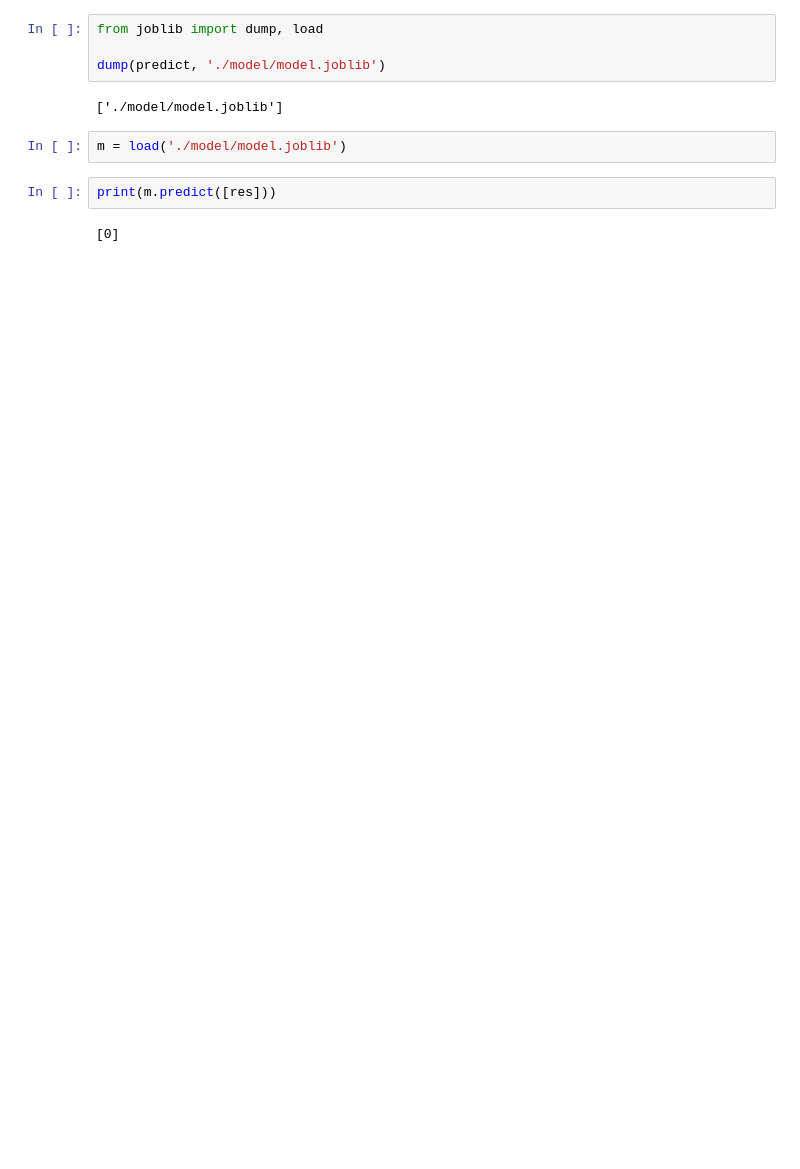
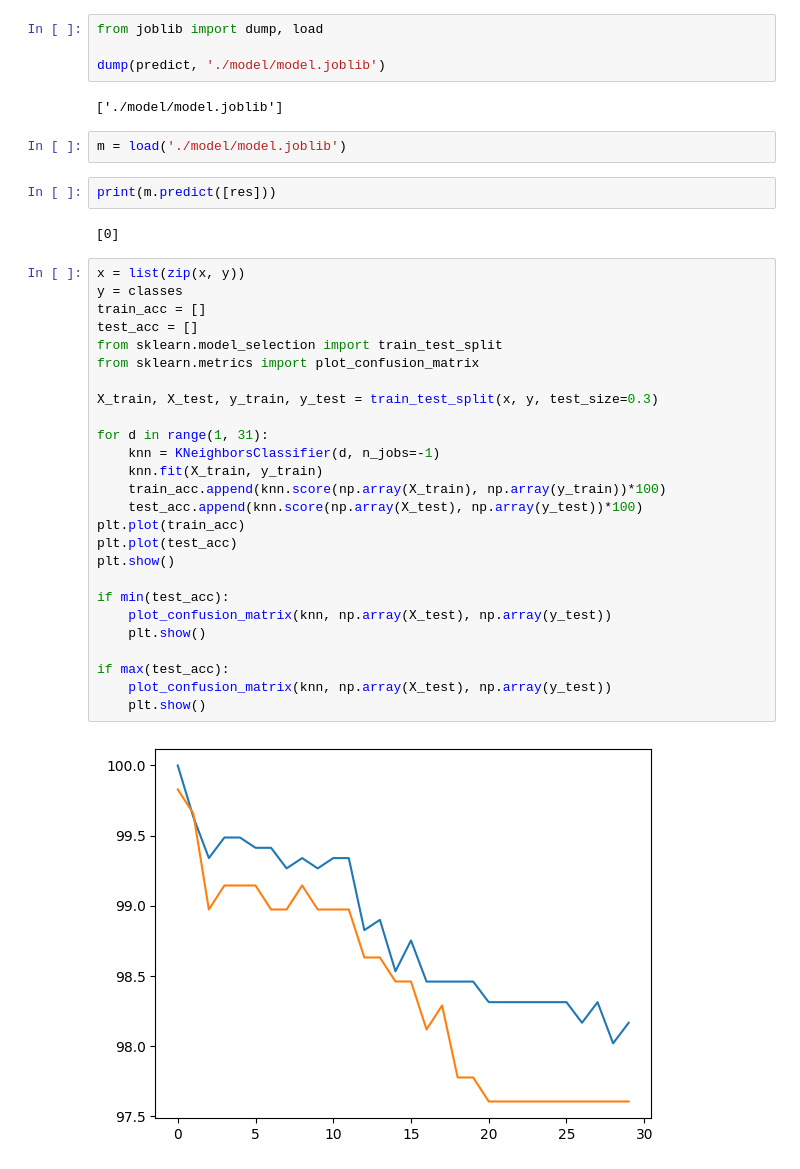
Before and after one commit to Back-to-Beginner/Find-Spot, a Jupyter notebook: imageAnalysis/image_analysing_test.ipynb, the cells around one changed output. Drawn from its saved outputs; the diff is of its cells as text; blank space fills up the shorter version.

```diff
--- a/imageAnalysis/image_analysing_test.ipynb
+++ b/imageAnalysis/image_analysing_test.ipynb
@@ -246,3 +247,31 @@ m = load('./model/model.joblib')
 print(m.predict([res]))
 # %% [output]
 [0]
+# %%
+x = list(zip(x, y))
+y = classes
+train_acc = []
+test_acc = []
+from sklearn.model_selection import train_test_split
+from sklearn.metrics import plot_confusion_matrix
+
+X_train, X_test, y_train, y_test = train_test_split(x, y, test_size=0.3)
+
+for d in range(1, 31):
+    knn = KNeighborsClassifier(d, n_jobs=-1)
+    knn.fit(X_train, y_train)
+    train_acc.append(knn.score(np.array(X_train), np.array(y_train))*100)
+    test_acc.append(knn.score(np.array(X_test), np.array(y_test))*100)
+plt.plot(train_acc)
+plt.plot(test_acc)
+plt.show()
+
+if min(test_acc):
+    plot_confusion_matrix(knn, np.array(X_test), np.array(y_test))
+    plt.show()
+
+if max(test_acc):
+    plot_confusion_matrix(knn, np.array(X_test), np.array(y_test))
+    plt.show()
+# %% [output]
+[figure, added]
```
Also changed, not shown: parts of 5 cells of this notebook, 12 other files.
